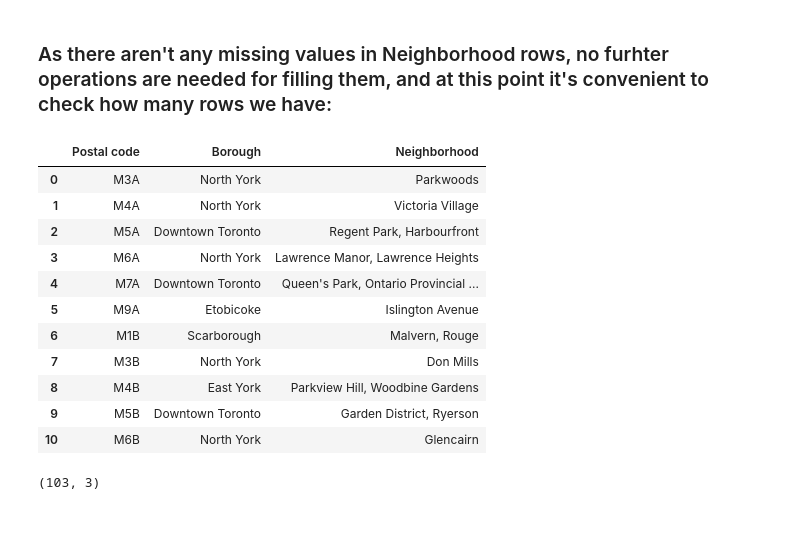
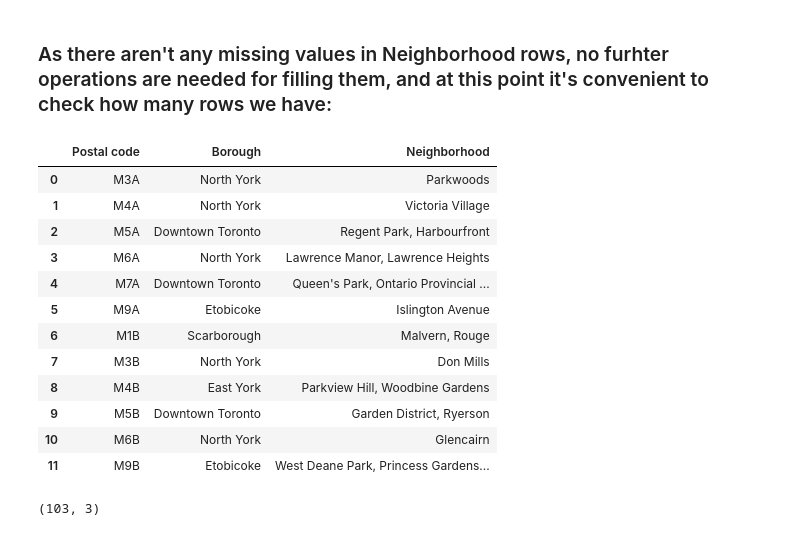
Before and after one commit to alvarollvv/GH-example, a Jupyter notebook: Note book: Project, Canada Postal Codes.ipynb, the cells around one changed output. Drawn from its saved outputs; the diff is of its cells as text; code cells hidden in the pictures.

```diff
--- a/Note book: Project, Canada Postal Codes.ipynb
+++ b/Note book: Project, Canada Postal Codes.ipynb
@@ -143,20 +143,21 @@ postaldf[postaldf['Neighborhood']=='Not assigned']
 # %% [markdown]
 ### As there aren't any missing values in Neighborhood rows, no furhter operations are needed for filling them, and at this point it's convenient to check how many rows we have:
 # %%
-postaldf.head(11)
+postaldf.head(12)
 # %% [output]
 |  | Postal code | Borough | Neighborhood |
 | 0 | M3A | North York | Parkwoods |
 | 1 | M4A | North York | Victoria Village |
 | 2 | M5A | Downtown Toronto | Regent Park, Harbourfront |
 | 3 | M6A | North York | Lawrence Manor, Lawrence Heights |
 | 4 | M7A | Downtown Toronto | Queen's Park, Ontario Provincial ... |
 | 5 | M9A | Etobicoke | Islington Avenue |
 | 6 | M1B | Scarborough | Malvern, Rouge |
 | 7 | M3B | North York | Don Mills |
 | 8 | M4B | East York | Parkview Hill, Woodbine Gardens |
 | 9 | M5B | Downtown Toronto | Garden District, Ryerson |
 | 10 | M6B | North York | Glencairn |
+| 11 | M9B | Etobicoke | West Deane Park, Princess Gardens... |
 # %%
 postaldf.shape
 # %% [output]
```
